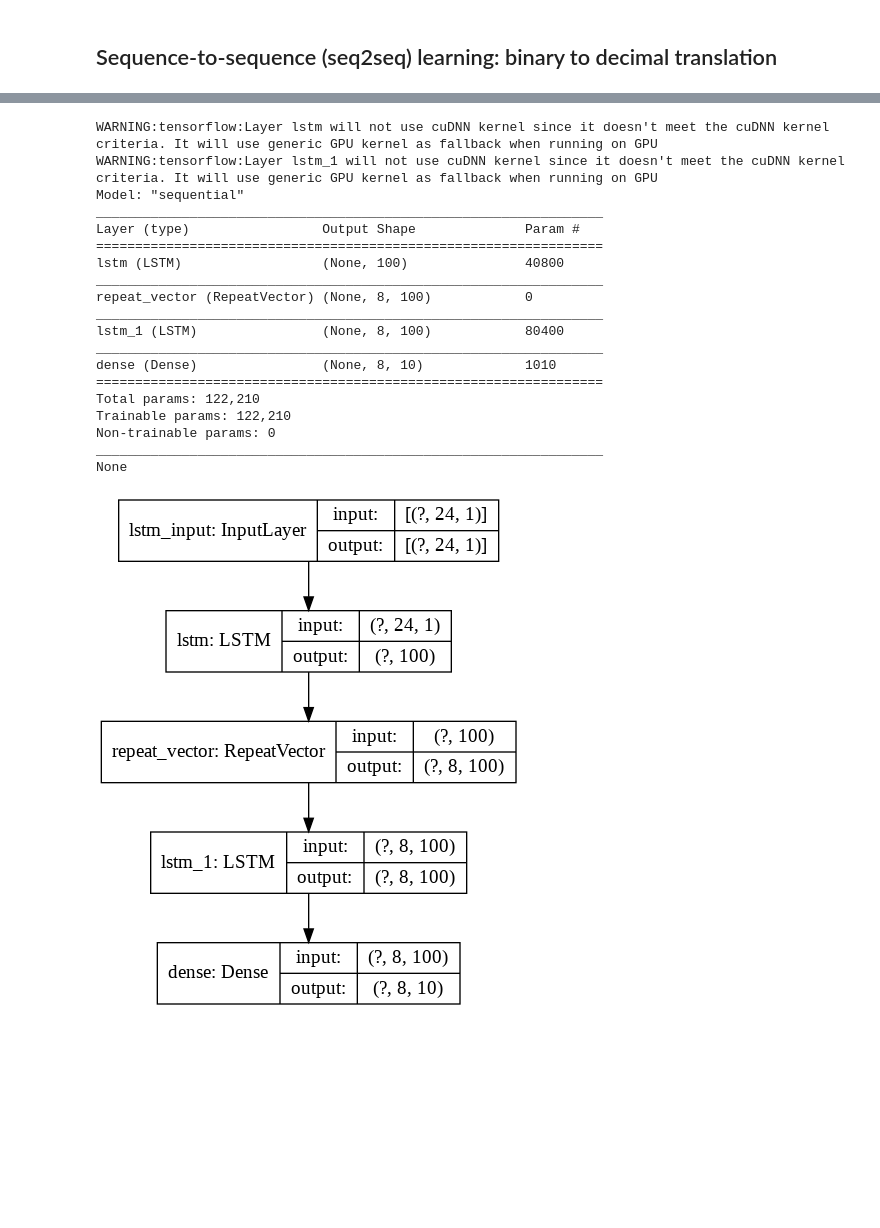
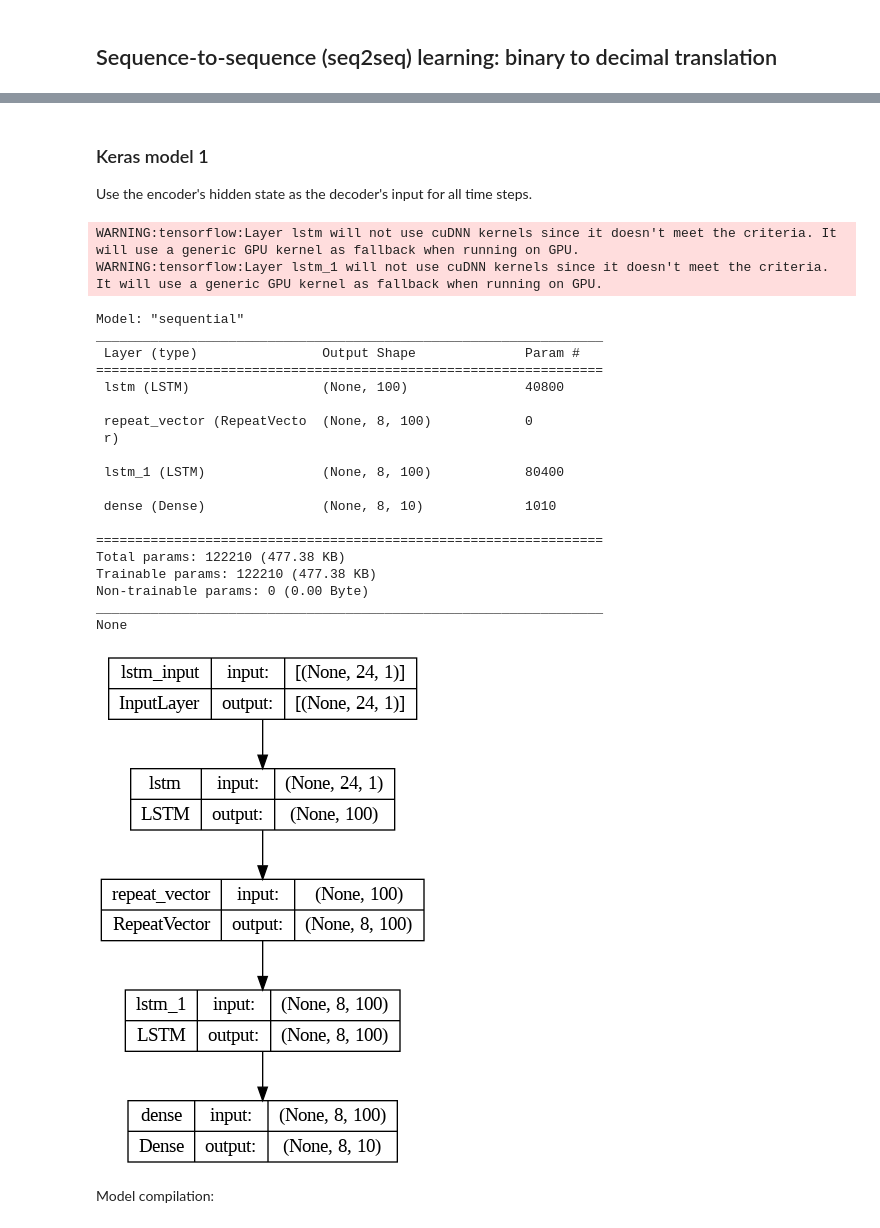
Before and after one commit to luisferuam/luisferuam.github.io, a Jupyter notebook: DLFBT/recurrent_neural_networks/recurrent_neural_networks.ipynb, the cells around one changed output, grey strips where cells are left out. Saved outputs shown, nothing was run; the diff lists cells and outputs as text; code cells hidden in the pictures; blank space fills up the shorter version.

```diff
--- a/DLFBT/recurrent_neural_networks/recurrent_neural_networks.ipynb
+++ b/DLFBT/recurrent_neural_networks/recurrent_neural_networks.ipynb
@@ -545,32 +592,40 @@ doh.shape
+# %% [markdown]
+### Keras model 1
+
+Use the encoder's hidden state as the decoder's input for all time steps.
 # %%
-K.clear_session()
-
 model = Sequential()
-model.add(LSTM(100, input_shape=(seq_len_bin, 1), return_sequences=False, stateful=False, unroll=True))
+model.add(LSTM(100, input_shape=(seq_len_bin, 1), return_sequences=False,
+               stateful=False, unroll=True))
 model.add(RepeatVector(seq_len_dec))
 model.add(LSTM(100, return_sequences=True, stateful=False, unroll=True))
 model.add(Dense(10, activation='softmax'))
+
 print(model.summary())
 plot_model(model, show_shapes=True, show_layer_names=True)
 # %% [output]
-WARNING:tensorflow:Layer lstm will not use cuDNN kernel since it doesn't meet the cuDNN kernel criteria. It will use generic GPU kernel as fallback when running on GPU
-WARNING:tensorflow:Layer lstm_1 will not use cuDNN kernel since it doesn't meet the cuDNN kernel criteria. It will use generic GPU kernel as fallback when running on GPU
-Model: "sequential"
-_________________________________________________________________
-Layer (type)                 Output Shape              Param #
-=================================================================
-lstm (LSTM)                  (None, 100)               40800
-_________________________________________________________________
-repeat_vector (RepeatVector) (None, 8, 100)            0
-_________________________________________________________________
-lstm_1 (LSTM)                (None, 8, 100)            80400
-_________________________________________________________________
-dense (Dense)                (None, 8, 10)             1010
-=================================================================
-Total params: 122,210
-Trainable params: 122,210
-Non-trainable params: 0
-_________________________________________________________________
-None
+WARNING:tensorflow:Layer lstm will not use cuDNN kernels since it doesn't meet the criteria. It will use a generic GPU kernel as fallback when running on GPU.
+WARNING:tensorflow:Layer lstm_1 will not use cuDNN kernels since it doesn't meet the criteria. It will use a generic GPU kernel as fallback when running on GPU.
+Model: "sequential"
+_________________________________________________________________
+ Layer (type)                Output Shape              Param #
+=================================================================
+ lstm (LSTM)                 (None, 100)               40800
+
+ repeat_vector (RepeatVecto  (None, 8, 100)            0
+ r)
+
+ lstm_1 (LSTM)               (None, 8, 100)            80400
+
+ dense (Dense)               (None, 8, 10)             1010
+
+=================================================================
+Total params: 122210 (477.38 KB)
+Trainable params: 122210 (477.38 KB)
+Non-trainable params: 0 (0.00 Byte)
+_________________________________________________________________
+None
-[figure, old version]
+[figure, new version]
+# %% [markdown]
+Model compilation:
 # %%
```
Also changed, not shown: parts of 76 cells of this notebook, 30 other files.
